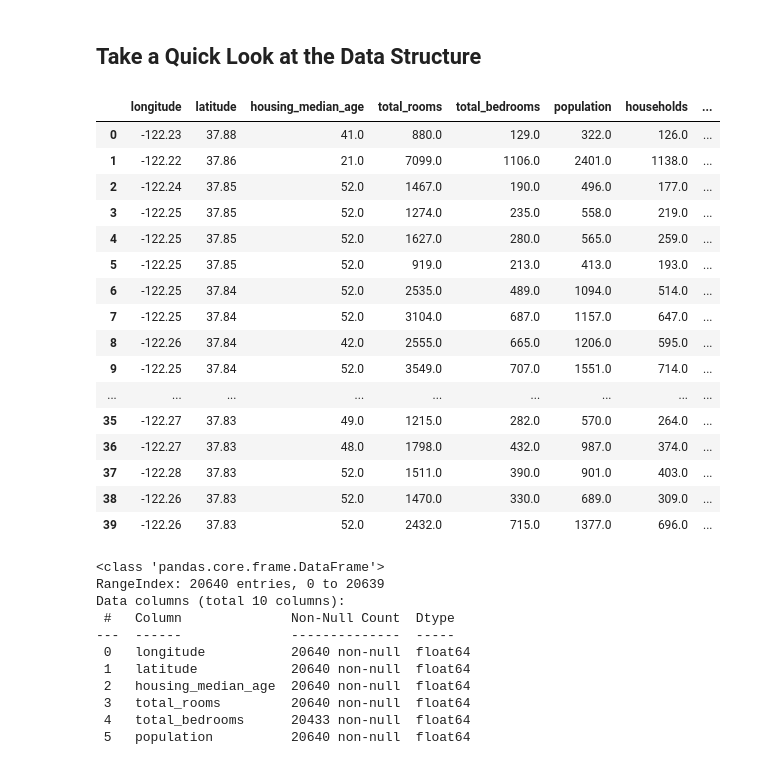
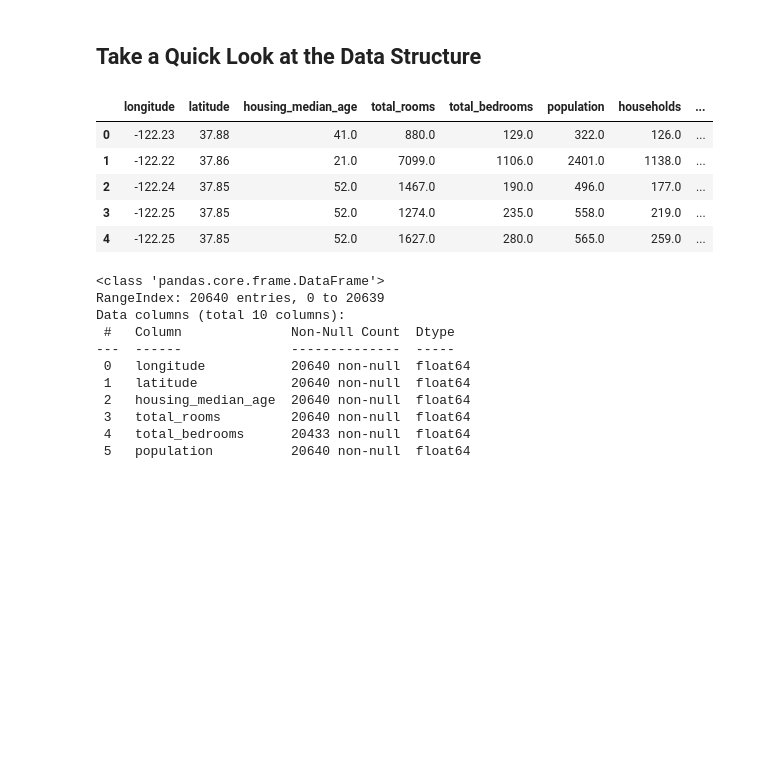
Before and after one commit to datagourmet/DataScience, a Jupyter notebook: 02_end_to_end_machine_learning_project.ipynb, the cells around one changed output. Cells and saved outputs as stored; diff of their text form; code cells hidden in the pictures; blank space fills up the shorter version.

```diff
--- a/02_end_to_end_machine_learning_project.ipynb
+++ b/02_end_to_end_machine_learning_project.ipynb
@@ -56,25 +56,14 @@ housing_full = load_housing_data()
 # %% [markdown]
 ## Take a Quick Look at the Data Structure
 # %%
-housing_full.head(40)
+housing_full.head()
 # %% [output]
 |  | longitude | latitude | housing_median_age | total_rooms | total_bedrooms | population | households | ... |
 | 0 | -122.23 | 37.88 | 41.0 | 880.0 | 129.0 | 322.0 | 126.0 | ... |
 | 1 | -122.22 | 37.86 | 21.0 | 7099.0 | 1106.0 | 2401.0 | 1138.0 | ... |
 | 2 | -122.24 | 37.85 | 52.0 | 1467.0 | 190.0 | 496.0 | 177.0 | ... |
 | 3 | -122.25 | 37.85 | 52.0 | 1274.0 | 235.0 | 558.0 | 219.0 | ... |
 | 4 | -122.25 | 37.85 | 52.0 | 1627.0 | 280.0 | 565.0 | 259.0 | ... |
-| 5 | -122.25 | 37.85 | 52.0 | 919.0 | 213.0 | 413.0 | 193.0 | ... |
-| 6 | -122.25 | 37.84 | 52.0 | 2535.0 | 489.0 | 1094.0 | 514.0 | ... |
-| 7 | -122.25 | 37.84 | 52.0 | 3104.0 | 687.0 | 1157.0 | 647.0 | ... |
-| 8 | -122.26 | 37.84 | 42.0 | 2555.0 | 665.0 | 1206.0 | 595.0 | ... |
-| 9 | -122.25 | 37.84 | 52.0 | 3549.0 | 707.0 | 1551.0 | 714.0 | ... |
-| ... | ... | ... | ... | ... | ... | ... | ... | ... |
-| 35 | -122.27 | 37.83 | 49.0 | 1215.0 | 282.0 | 570.0 | 264.0 | ... |
-| 36 | -122.27 | 37.83 | 48.0 | 1798.0 | 432.0 | 987.0 | 374.0 | ... |
-| 37 | -122.28 | 37.83 | 52.0 | 1511.0 | 390.0 | 901.0 | 403.0 | ... |
-| 38 | -122.26 | 37.83 | 52.0 | 1470.0 | 330.0 | 689.0 | 309.0 | ... |
-| 39 | -122.26 | 37.83 | 52.0 | 2432.0 | 715.0 | 1377.0 | 696.0 | ... |
 # %%
 housing_full.info()
 # %% [output]
```
Also changed, not shown: parts of 2 cells of this notebook.
